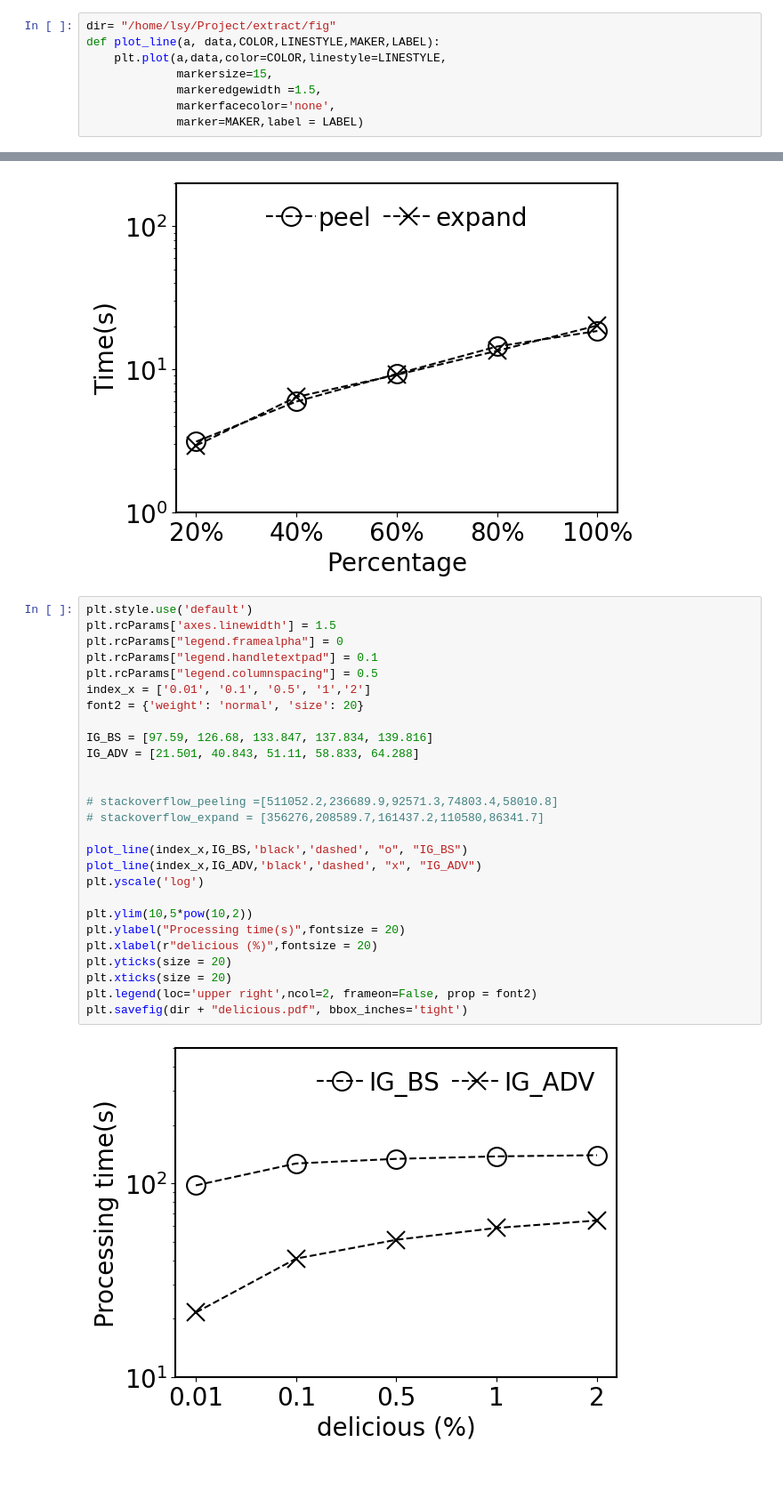
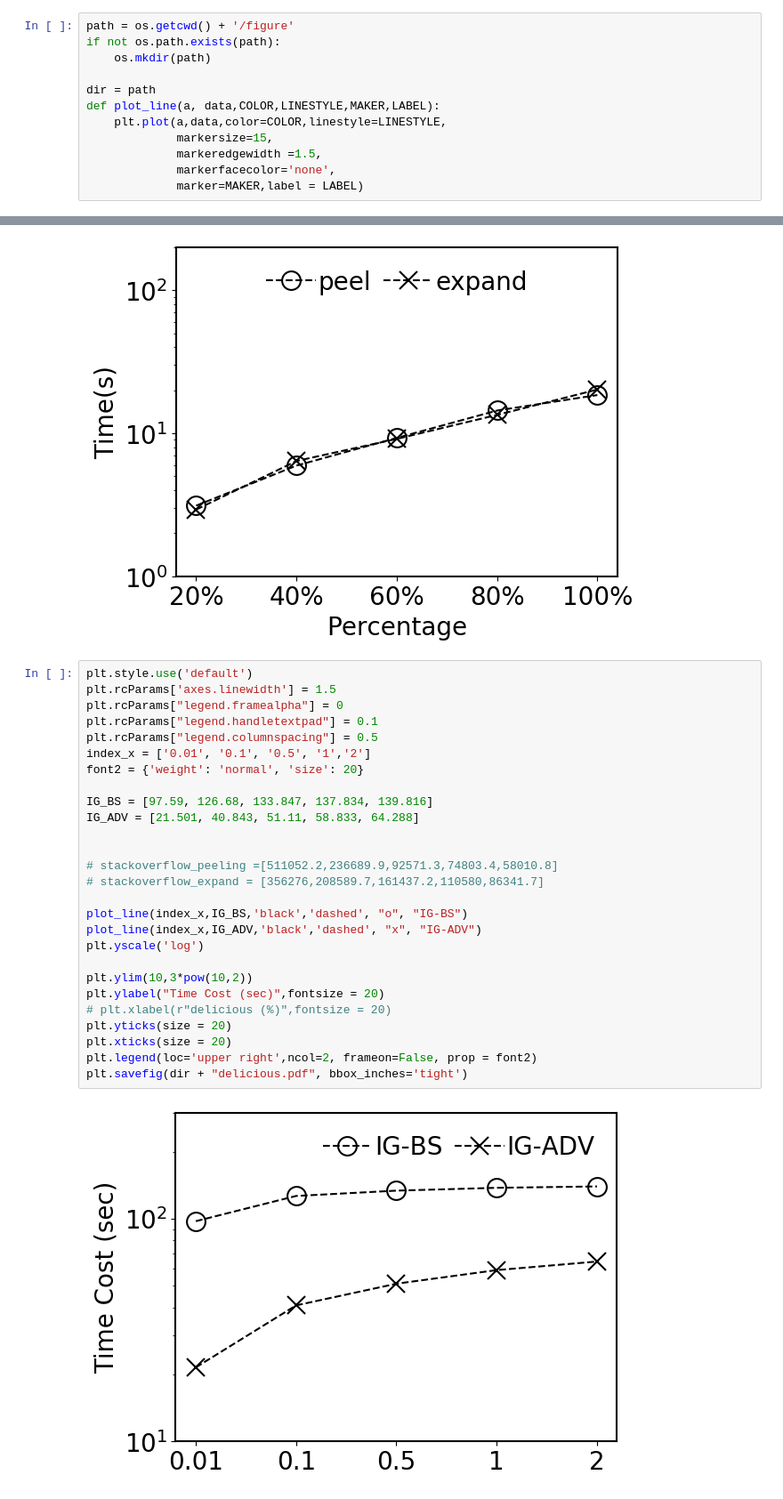
Before and after one commit to unswdb/graph-drawing, a Jupyter notebook: bc.ipynb, the cells around one changed output, grey strips where cells are left out. Shown at 89% size. Saved outputs shown, nothing was run; the diff lists cells and outputs as text; blank space fills up the shorter version.

```diff
--- a/bc.ipynb
+++ b/bc.ipynb
@@ -10,7 +10,11 @@ import os
 plt.rcParams['savefig.dpi'] = 300
 plt.rcParams['figure.dpi'] = 300
 # %%
-dir= "/home/lsy/Project/extract/fig"
+path = os.getcwd() + '/figure'
+if not os.path.exists(path):
+    os.mkdir(path)
+
+dir = path
 def plot_line(a, data,COLOR,LINESTYLE,MAKER,LABEL):
     plt.plot(a,data,color=COLOR,linestyle=LINESTYLE,
              markersize=15,
@@ -701,32 +791,32 @@ plt.savefig(dir+"query_scalability_ui_t.pdf", bbox_inches='tight')
 # %%
 plt.style.use('default')
 plt.rcParams['axes.linewidth'] = 1.5
 plt.rcParams["legend.framealpha"] = 0
 plt.rcParams["legend.handletextpad"] = 0.1
 plt.rcParams["legend.columnspacing"] = 0.5
 index_x = ['0.01', '0.1', '0.5', '1','2']
 font2 = {'weight': 'normal', 'size': 20}
 
 IG_BS = [97.59, 126.68, 133.847, 137.834, 139.816]
 IG_ADV = [21.501, 40.843, 51.11, 58.833, 64.288]
 
 
 # stackoverflow_peeling =[511052.2,236689.9,92571.3,74803.4,58010.8]
 # stackoverflow_expand = [356276,208589.7,161437.2,110580,86341.7]
 
-plot_line(index_x,IG_BS,'black','dashed', "o", "IG_BS")
-plot_line(index_x,IG_ADV,'black','dashed', "x", "IG_ADV")
+plot_line(index_x,IG_BS,'black','dashed', "o", "IG-BS")
+plot_line(index_x,IG_ADV,'black','dashed', "x", "IG-ADV")
 plt.yscale('log')
 
-plt.ylim(10,5*pow(10,2))
-plt.ylabel("Processing time(s)",fontsize = 20)
-plt.xlabel(r"delicious (%)",fontsize = 20)
+plt.ylim(10,3*pow(10,2))
+plt.ylabel("Time Cost (sec)",fontsize = 20)
+# plt.xlabel(r"delicious (%)",fontsize = 20)
 plt.yticks(size = 20)
 plt.xticks(size = 20)
 plt.legend(loc='upper right',ncol=2, frameon=False, prop = font2)
 plt.savefig(dir + "delicious.pdf", bbox_inches='tight')
 # %% [output]
-[figure, old version]
+[figure, new version]
 # %%
 plt.style.use('default')
 plt.rcParams['axes.linewidth'] = 1.5
```
Also changed, not shown: parts of 8 cells of this notebook, 2 other files.
